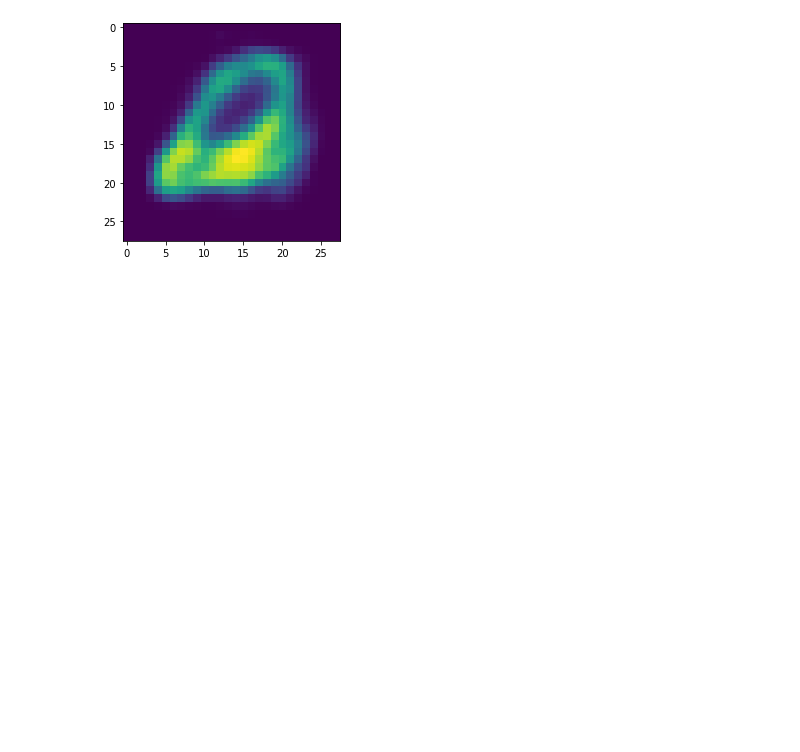
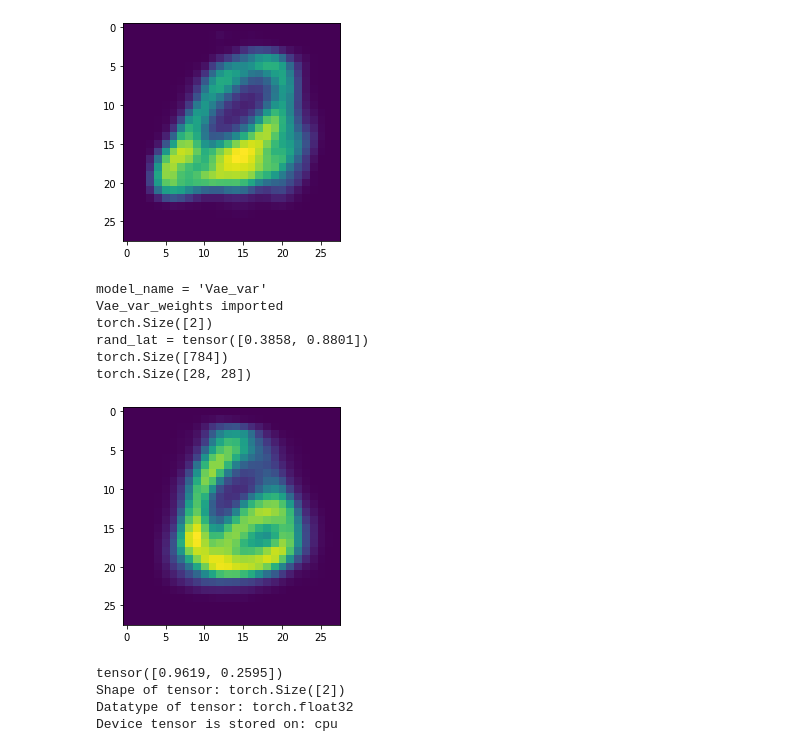
Before and after one commit to DominikOcsofszki/mlp, a Jupyter notebook: jp2.ipynb, the cells around one changed output. Cells and saved outputs as stored; diff of their text form; code cells hidden in the pictures; blank space fills up the shorter version.

```diff
--- a/jp2.ipynb
+++ b/jp2.ipynb
@@ -327,3 +334,34 @@ rand_lat = tensor([0.8181, 0.4509, 0.8009])
 torch.Size([784])
 torch.Size([28, 28])
 [figure]
+# %%
+import helper# model_loaded = model.VaeMe_500_hidden()
+import model
+import torch
+pick_model = model.Vae_var()
+pick_model = helper.import_model_name(model_x=pick_model, activate_eval=True)
+# helper.show_scatter_lat_mu_sigma(examples=10000, model_loaded=pick_model, lat=2,in_train_class=False)
+
+# pick_model.eval()
+# helper.latent_to_plt_img(pick_model,rand_lat_size=2)
+rand_tensor = torch.rand(2)
+helper.latent_rand_to_img(pick_model,rand_tensor)
+# %% [output]
+model_name = 'Vae_var'
+Vae_var_weights imported
+torch.Size([2])
+rand_lat = tensor([0.3858, 0.8801])
+torch.Size([784])
+torch.Size([28, 28])
+[figure, added]
+# %%
+tensor = torch.rand(2)
+print(tensor)
+print(f"Shape of tensor: {tensor.shape}")
+print(f"Datatype of tensor: {tensor.dtype}")
+print(f"Device tensor is stored on: {tensor.device}")
+# %% [output]
+tensor([0.9619, 0.2595])
+Shape of tensor: torch.Size([2])
+Datatype of tensor: torch.float32
+Device tensor is stored on: cpu
```
Also changed, not shown: parts of 3 cells of this notebook, 3 other files.
